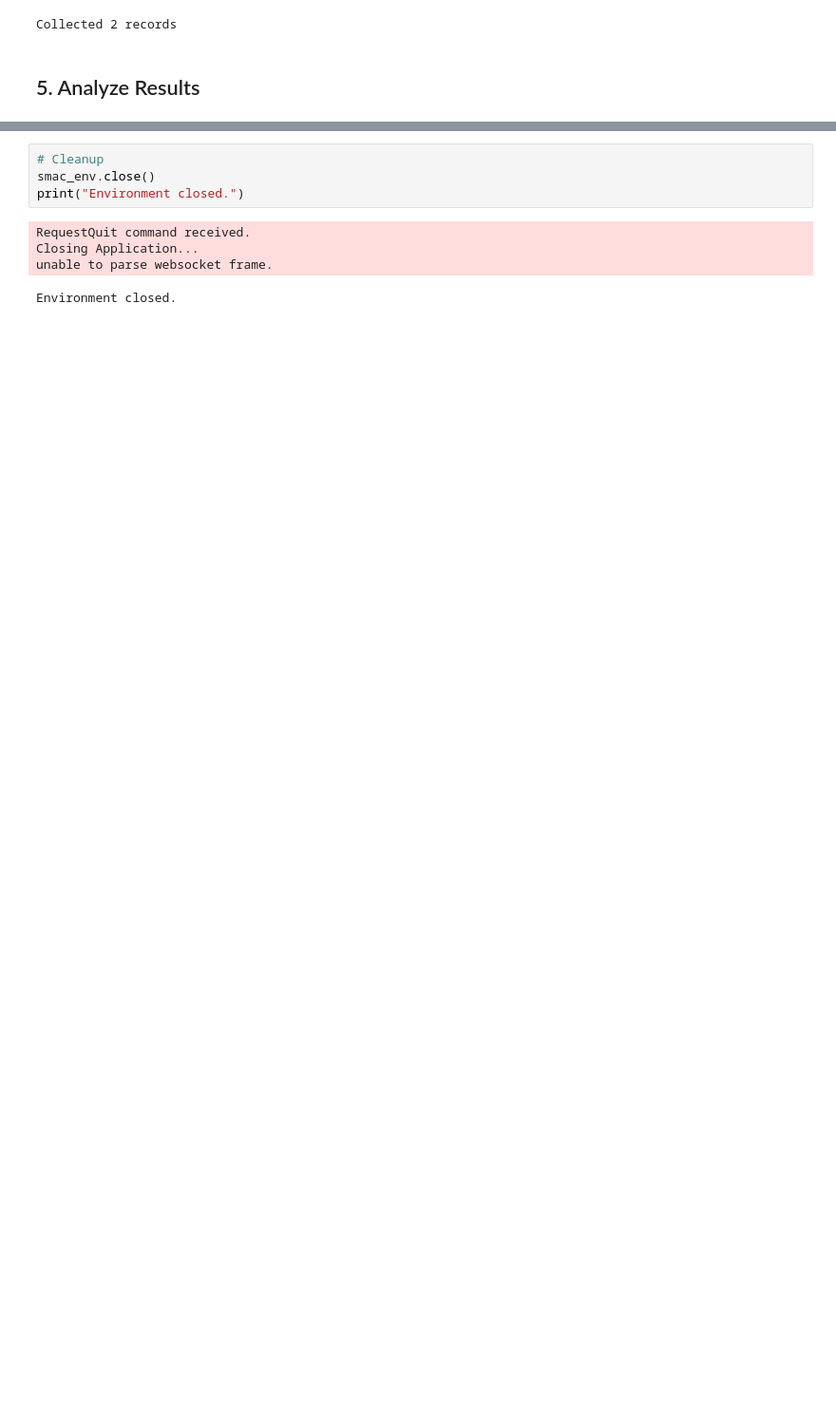
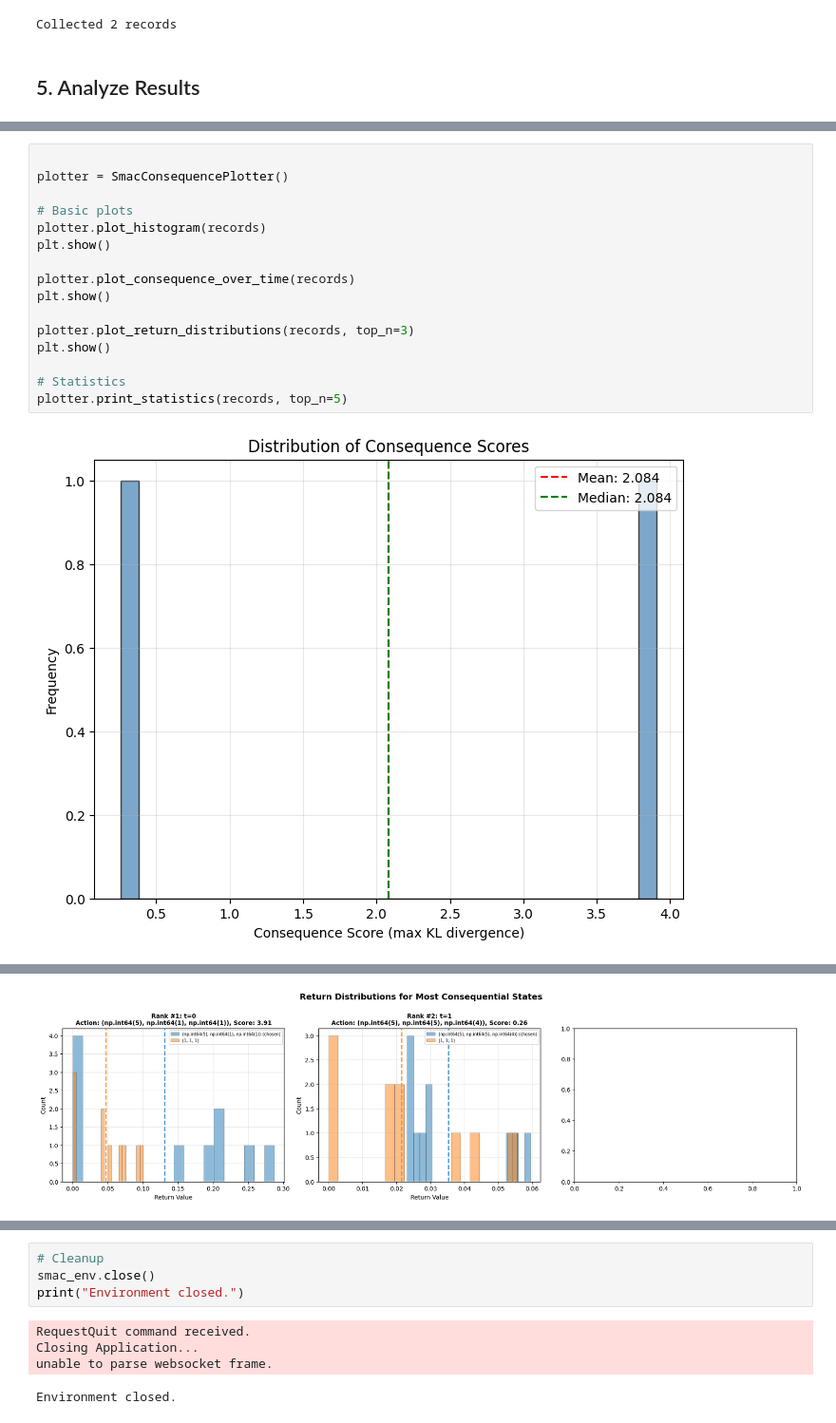
Before and after one commit to manchado53/counterfactual-reasoning, a Jupyter notebook: examples/smac_random_policy_demo.ipynb, the cells around one changed output, grey strips where cells are left out. Shown at 95% size. Drawn from its saved outputs; the diff is of its cells as text; blank space fills up the shorter version.

```diff
--- a/examples/smac_random_policy_demo.ipynb
+++ b/examples/smac_random_policy_demo.ipynb
@@ -197,0 +189,18 @@ Most consequential step:
+# %%
+
+plotter = SmacConsequencePlotter()
+
+# Basic plots
+plotter.plot_histogram(records)
+plt.show()
+
+plotter.plot_consequence_over_time(records)
+plt.show()
+
+plotter.plot_return_distributions(records, top_n=3)
+plt.show()
+
+# Statistics
+plotter.print_statistics(records, top_n=5)
+# %% [output]
+[figure, added]
@@ -197,0 +208 @@ Most consequential step:
+[figure, added]
```
Also changed, not shown: parts of 8 cells of this notebook, 4 other files.
